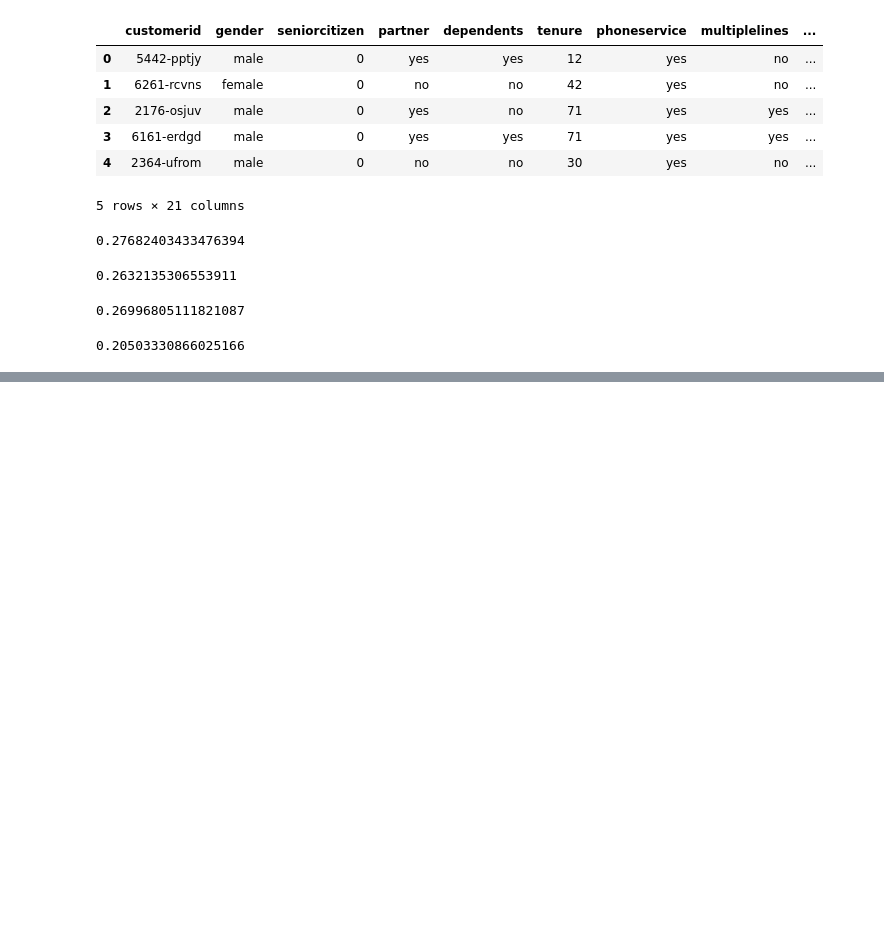
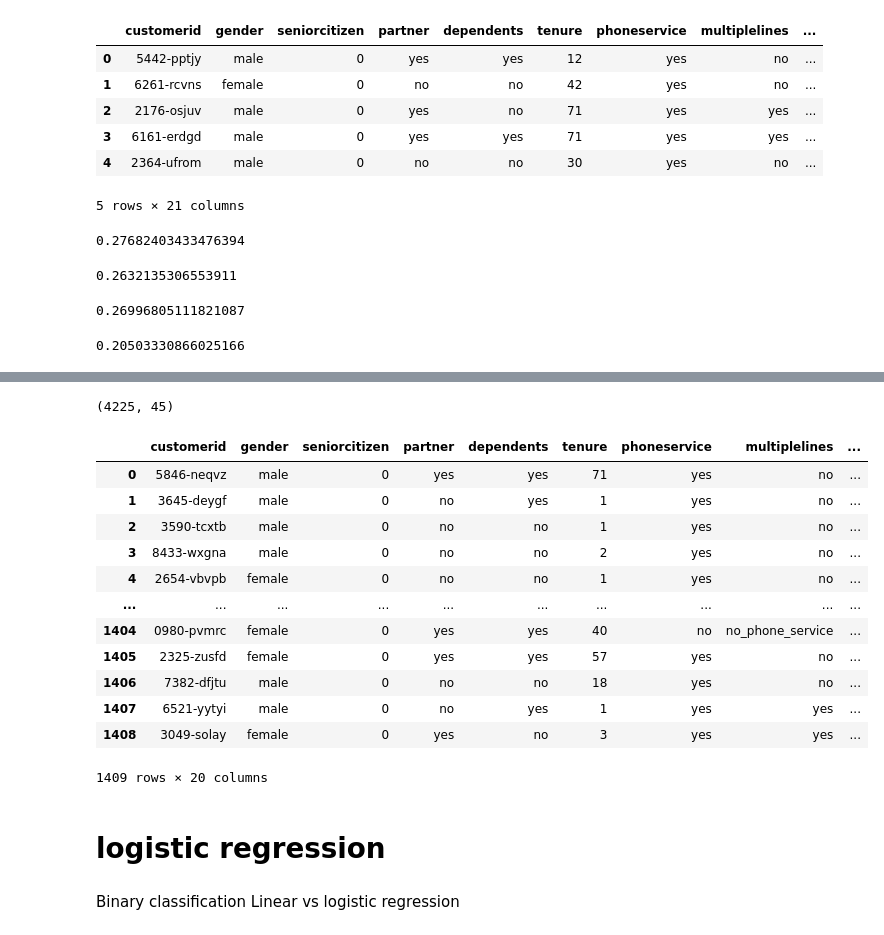
Before and after one commit to charaf19/Machine_Learning, a Jupyter notebook: MLZOOMCAMP/Churn Prediction Project.ipynb, the cells around one changed output, grey strips where cells are left out. Saved outputs shown, nothing was run; the diff lists cells and outputs as text; code cells hidden in the pictures; blank space fills up the shorter version.

```diff
--- a/MLZOOMCAMP/Churn Prediction Project.ipynb
+++ b/MLZOOMCAMP/Churn Prediction Project.ipynb
@@ -605,0 +536,4 @@ def logistic_regression(xi):
+# %%
+X_train.shape
+# %% [output]
+(4225, 45)
@@ -605,0 +544,21 @@ def logistic_regression(xi):
+# %%
+df_val
+# %% [output]
+|  | customerid | gender | seniorcitizen | partner | dependents | tenure | phoneservice | multiplelines | ... |
+| 0 | 5846-neqvz | male | 0 | yes | yes | 71 | yes | no | ... |
+| 1 | 3645-deygf | male | 0 | no | yes | 1 | yes | no | ... |
+| 2 | 3590-tcxtb | male | 0 | no | no | 1 | yes | no | ... |
+| 3 | 8433-wxgna | male | 0 | no | no | 2 | yes | no | ... |
+| 4 | 2654-vbvpb | female | 0 | no | no | 1 | yes | no | ... |
+| ... | ... | ... | ... | ... | ... | ... | ... | ... | ... |
+| 1404 | 0980-pvmrc | female | 0 | yes | yes | 40 | no | no_phone_service | ... |
+| 1405 | 2325-zusfd | female | 0 | yes | yes | 57 | yes | no | ... |
+| 1406 | 7382-dfjtu | male | 0 | no | no | 18 | yes | no | ... |
+| 1407 | 6521-yytyi | male | 0 | no | yes | 1 | yes | yes | ... |
+| 1408 | 3049-solay | female | 0 | yes | no | 3 | yes | yes | ... |
+1409 rows × 20 columns
+# %% [markdown]
+# logistic regression
+# %% [markdown]
+Binary classification
+Linear vs logistic regression
```
Also changed, not shown: parts of 77 cells of this notebook.
